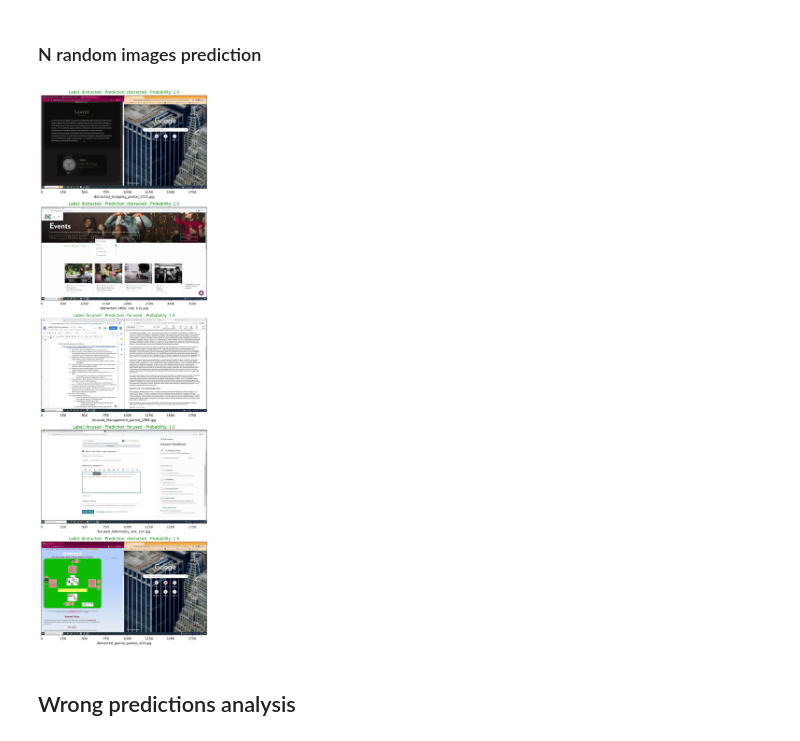
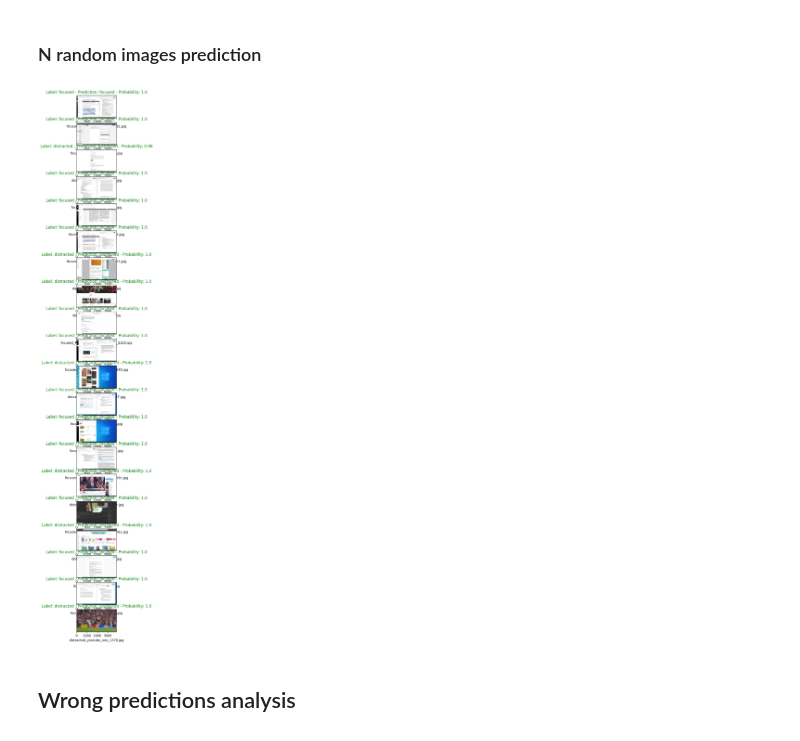
Before and after one commit to gonzalo-cordova-pou/MLADHD, a Jupyter notebook: Experiment_local.ipynb, the cells around one changed output. Drawn from its saved outputs; the diff is of its cells as text; code cells hidden in the pictures.

Commit message:
new experiments, experiments notebook wth small changes

```diff
--- a/Experiment_local.ipynb
+++ b/Experiment_local.ipynb
@@ -81,13 +80,13 @@ mlflow.log_param("data_split", split)
 Create a dictionary with the hyperparameters:
 # %%
 hyperparams = {
-    'lr': 0.001,
-    'epochs': 3,
+    'lr': 0.01,
+    'epochs': 20,
     'batch_size': 128,
     'optimizer': 'Adam',            # options: Adam, SGD
     'loss': 'NLLLoss',              # options: NLLLoss, CrossEntropyLoss
     'pretrained_model': 'resnet50', # options: resnet50, vgg16
-    'freeze_pretrained_model': False,# options: True, False
+    'freeze_pretrained_model': True,# options: True, False
     'train_transforms': 'default',  # options: default
     'valid_transforms': 'default',    # options: default
     'test_transforms': 'default'    # options: default
@@ -205,7 +186,7 @@ We will load:
 # %%
 data_dir = 'E:\\mladhd\\datasets\\data_clean_extended\\'
 models_dir = 'E:\\mladhd\\models\\'
-pretrained_model = 'model_with_extended_dataset_resnet50_2023-03-27_16-08-23'
+pretrained_model = 'resnet50_xlarge_resnet50_2023-05-19_21-41-02'
 model_name = pretrained_model.split('_')[0]
 print("Loading hyperparams...")
 with open(models_dir+pretrained_model+'.json', 'r') as fp:
@@ -244,9 +225,9 @@ Predicted class:  distracted [p = 1.0 ]
 # %% [markdown]
 ### N random images prediction
 # %%
-experiment2.test_random_images(data_dir, 5)
+experiment2.test_random_images(data_dir, 20)
 # %% [output]
-[figure, old version]
+[figure, new version]
 # %% [markdown]
 <a name='s6'></a>
 ## Wrong predictions analysis
```
Also changed, not shown: parts of 19 cells of this notebook.
